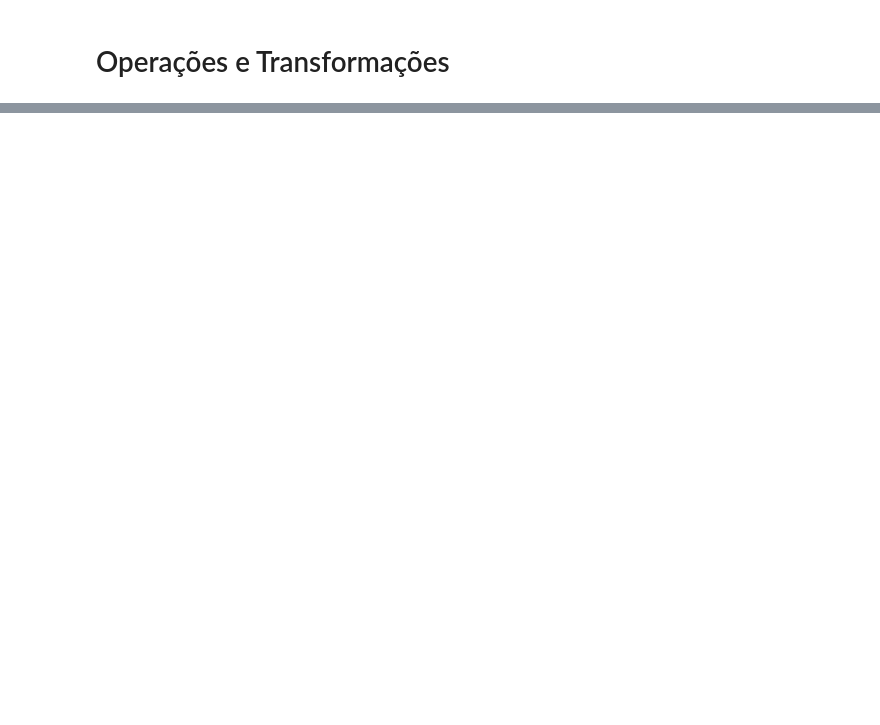
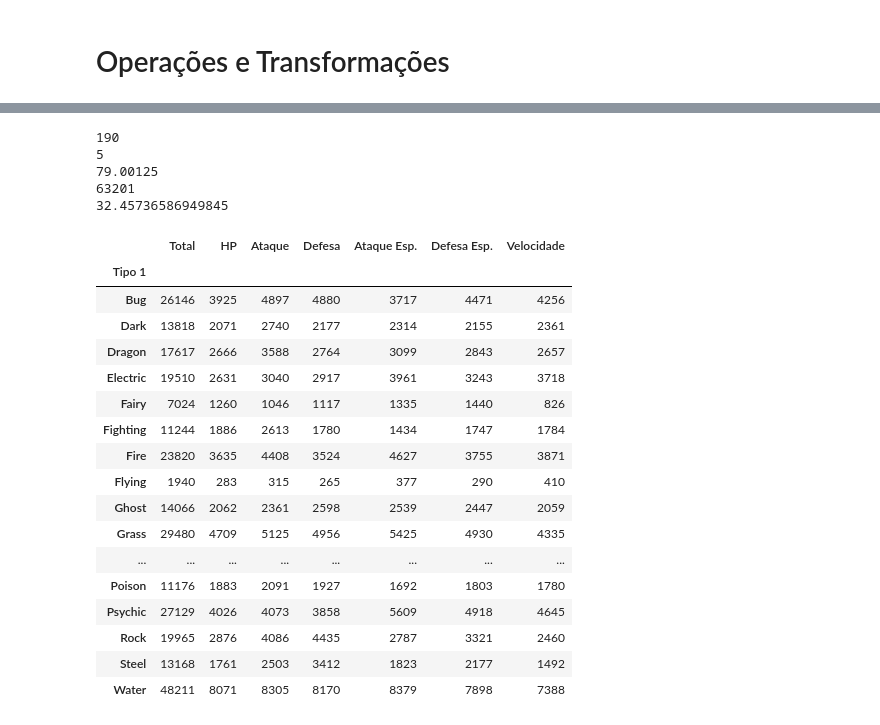
Before and after one commit to jfmiranda2/python_data_science, a Jupyter notebook: notebooks/03_pandas.ipynb, the cells around one changed output, grey strips where cells are left out. Saved outputs shown, nothing was run; the diff lists cells and outputs as text; code cells hidden in the pictures; blank space fills up the shorter version.

```diff
--- a/notebooks/03_pandas.ipynb
+++ b/notebooks/03_pandas.ipynb
@@ -212,0 +369,38 @@ df_pokemon.loc[(df_pokemon['Nome'].isnull() == True ) |
+# %%
+#Operações Matemáticas e Estatísticas Básicas
+#mean(), sum(), std(), etc.
+print(df_pokemon['Ataque'].max())
+print(df_pokemon['Ataque'].min())
+print(df_pokemon['Ataque'].mean())
+print(df_pokemon['Ataque'].sum())
+print(df_pokemon['Ataque'].std()) #desvio padrão https://www.todamateria.com.br/desvio-padrao/
+# %% [output]
+190
+5
+79.00125
+63201
+32.45736586949845
+# %%
+#Agrupamento de dados
+df_pokemon.groupby(['Tipo 1']).sum()
+df_pokemon[['Tipo 1','Total', 'HP', 'Ataque', 'Defesa',
+       'Ataque Esp.', 'Defesa Esp.', 'Velocidade']].groupby(['Tipo 1']).sum()
+# %% [output]
+|  | Total | HP | Ataque | Defesa | Ataque Esp. | Defesa Esp. | Velocidade |
+| Tipo 1 |  |  |  |  |  |  |  |
+| Bug | 26146 | 3925 | 4897 | 4880 | 3717 | 4471 | 4256 |
+| Dark | 13818 | 2071 | 2740 | 2177 | 2314 | 2155 | 2361 |
+| Dragon | 17617 | 2666 | 3588 | 2764 | 3099 | 2843 | 2657 |
+| Electric | 19510 | 2631 | 3040 | 2917 | 3961 | 3243 | 3718 |
+| Fairy | 7024 | 1260 | 1046 | 1117 | 1335 | 1440 | 826 |
+| Fighting | 11244 | 1886 | 2613 | 1780 | 1434 | 1747 | 1784 |
+| Fire | 23820 | 3635 | 4408 | 3524 | 4627 | 3755 | 3871 |
+| Flying | 1940 | 283 | 315 | 265 | 377 | 290 | 410 |
+| Ghost | 14066 | 2062 | 2361 | 2598 | 2539 | 2447 | 2059 |
+| Grass | 29480 | 4709 | 5125 | 4956 | 5425 | 4930 | 4335 |
+| ... | ... | ... | ... | ... | ... | ... | ... |
+| Poison | 11176 | 1883 | 2091 | 1927 | 1692 | 1803 | 1780 |
+| Psychic | 27129 | 4026 | 4073 | 3858 | 5609 | 4918 | 4645 |
+| Rock | 19965 | 2876 | 4086 | 4435 | 2787 | 3321 | 2460 |
+| Steel | 13168 | 1761 | 2503 | 3412 | 1823 | 2177 | 1492 |
+| Water | 48211 | 8071 | 8305 | 8170 | 8379 | 7898 | 7388 |
```
Also changed, not shown: parts of 14 cells of this notebook.
